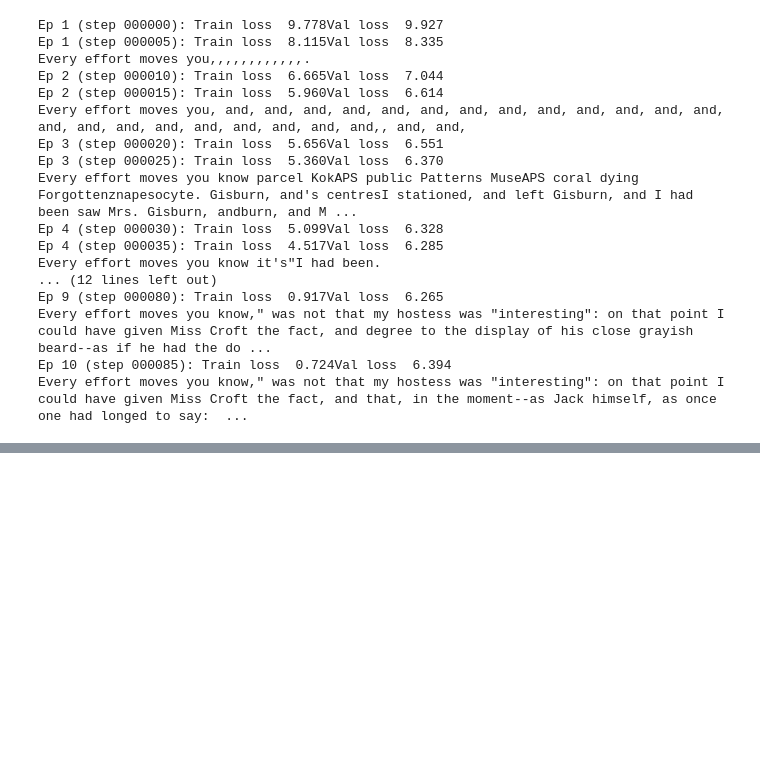
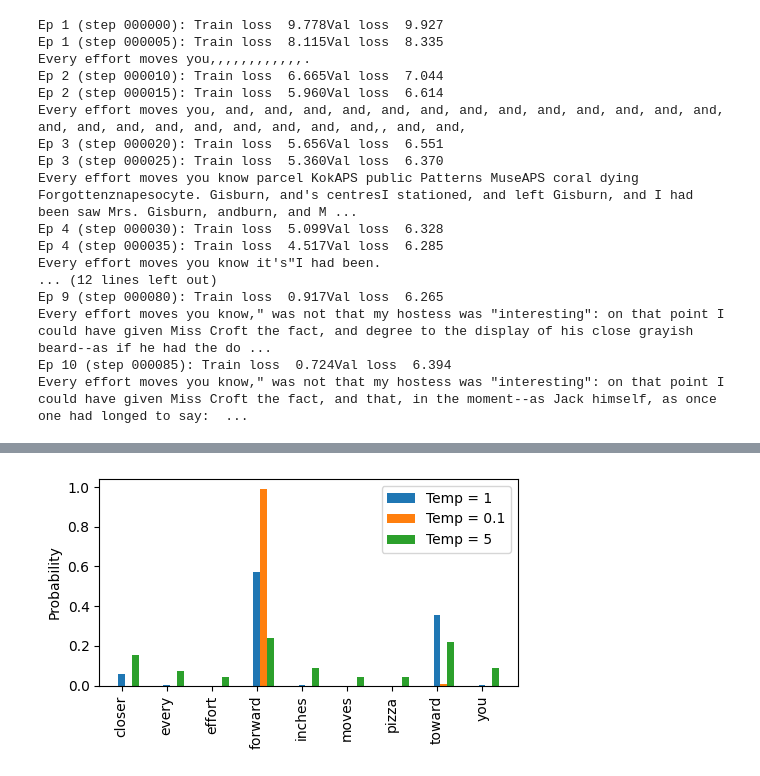
Before and after one commit to victorhg/llm-from-scratch, a Jupyter notebook: ch05-train-val-loss.ipynb, the cells around one changed output, grey strips where cells are left out. Saved outputs shown, nothing was run; the diff lists cells and outputs as text; code cells hidden in the pictures; blank space fills up the shorter version.

Commit message:
exploring temperatrure scaling

```diff
--- a/ch05-train-val-loss.ipynb
+++ b/ch05-train-val-loss.ipynb
@@ -280,0 +387,24 @@ plot_losses(epochs_tensor, tokens_seen, train_losses, val_losses)
+# %%
+# temperature scaling is a way to mix this variety
+# based on a heat index (less crazy to more crazy)
+def softmax_with_temperature(logits, temperature):
+    scaled_logits = logits / temperature
+    return torch.softmax(scaled_logits, dim=0)
+# %%
+temperatures = [1,0.1,5]
+scaled_probas = [softmax_with_temperature(next_token_logits, T) for T in temperatures]
+
+x = torch.arange(len(vocab))
+bar_width = 0.15
+fig,ax = plt.subplots(figsize=(5,3))
+for i,T in enumerate(temperatures):
+    rects = ax.bar(x + i * bar_width, scaled_probas[i], bar_width, label=f'Temp = {T}')
+
+ax.set_ylabel('Probability')
+ax.set_xticks(x)
+ax.set_xticklabels(vocab.keys(), rotation=90)
+ax.legend()
+plt.tight_layout()
+plt.show()
+# %% [output]
+[figure, added]
```
Also changed, not shown: parts of 15 cells of this notebook, 1 other file.
